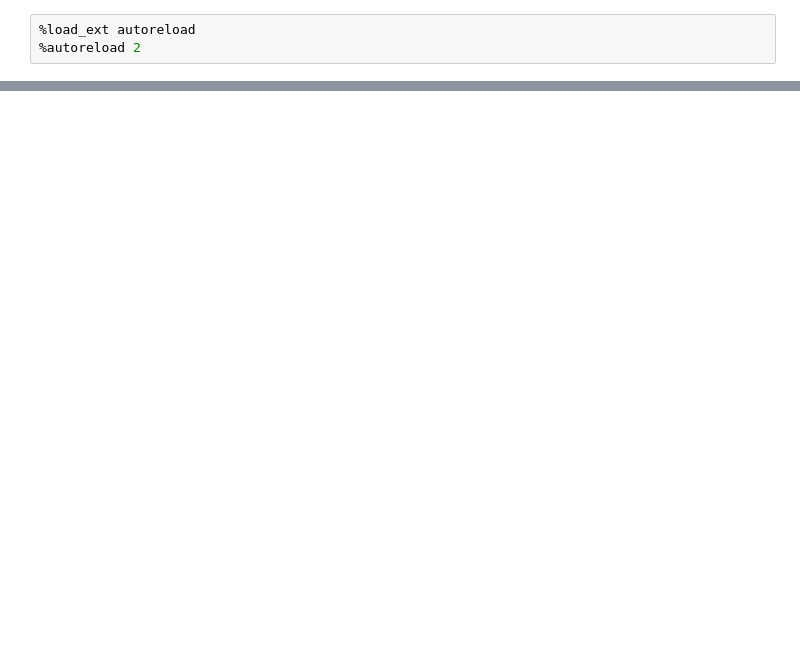
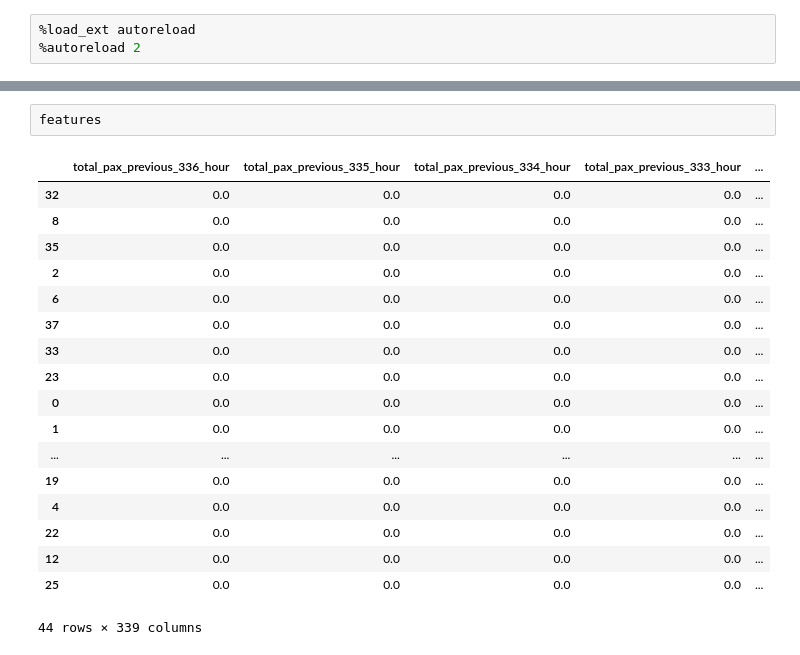
Before and after one commit to simonmontt/Passenger-Flow-Prediction-CABA, a Jupyter notebook: inference_pipeline.ipynb, the cells around one changed output, grey strips where cells are left out. Cells and saved outputs as stored; diff of their text form; blank space fills up the shorter version.

```diff
--- a/inference_pipeline.ipynb
+++ b/inference_pipeline.ipynb
@@ -39,3 +36,24 @@ Finished: Reading data from Hopsworks, using Hopsworks Feature Query Service (2.
+# %%
+features
+# %% [output]
+|  | total_pax_previous_336_hour | total_pax_previous_335_hour | total_pax_previous_334_hour | total_pax_previous_333_hour | ... |
+| 32 | 0.0 | 0.0 | 0.0 | 0.0 | ... |
+| 8 | 0.0 | 0.0 | 0.0 | 0.0 | ... |
+| 35 | 0.0 | 0.0 | 0.0 | 0.0 | ... |
+| 2 | 0.0 | 0.0 | 0.0 | 0.0 | ... |
+| 6 | 0.0 | 0.0 | 0.0 | 0.0 | ... |
+| 37 | 0.0 | 0.0 | 0.0 | 0.0 | ... |
+| 33 | 0.0 | 0.0 | 0.0 | 0.0 | ... |
+| 23 | 0.0 | 0.0 | 0.0 | 0.0 | ... |
+| 0 | 0.0 | 0.0 | 0.0 | 0.0 | ... |
+| 1 | 0.0 | 0.0 | 0.0 | 0.0 | ... |
+| ... | ... | ... | ... | ... | ... |
+| 19 | 0.0 | 0.0 | 0.0 | 0.0 | ... |
+| 4 | 0.0 | 0.0 | 0.0 | 0.0 | ... |
+| 22 | 0.0 | 0.0 | 0.0 | 0.0 | ... |
+| 12 | 0.0 | 0.0 | 0.0 | 0.0 | ... |
+| 25 | 0.0 | 0.0 | 0.0 | 0.0 | ... |
+44 rows × 339 columns
 # %%
 from src.model_registry import get_latest_model_from_registry
 from src.inferencesm import get_model_predictions
```
Also changed, not shown: parts of 6 cells of this notebook, 2 other files.
